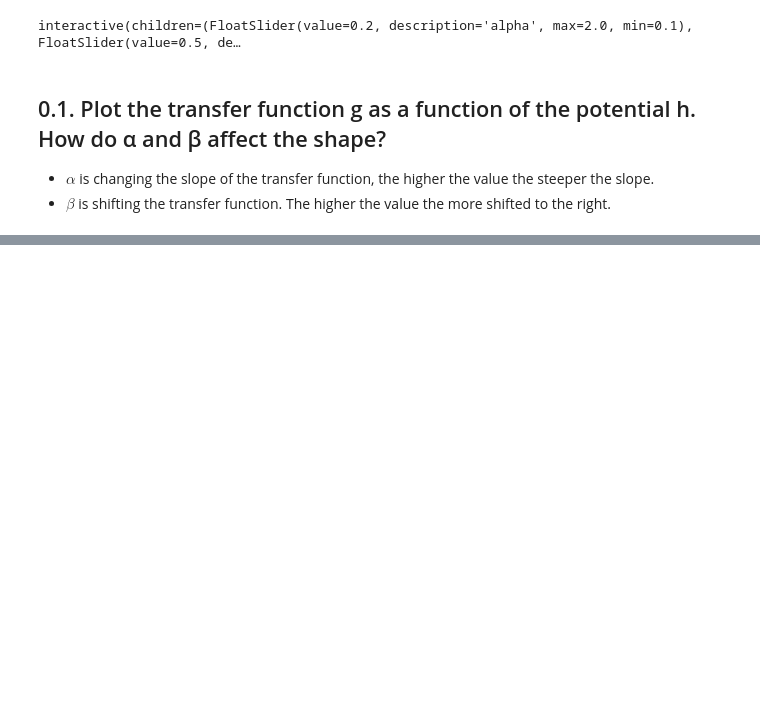
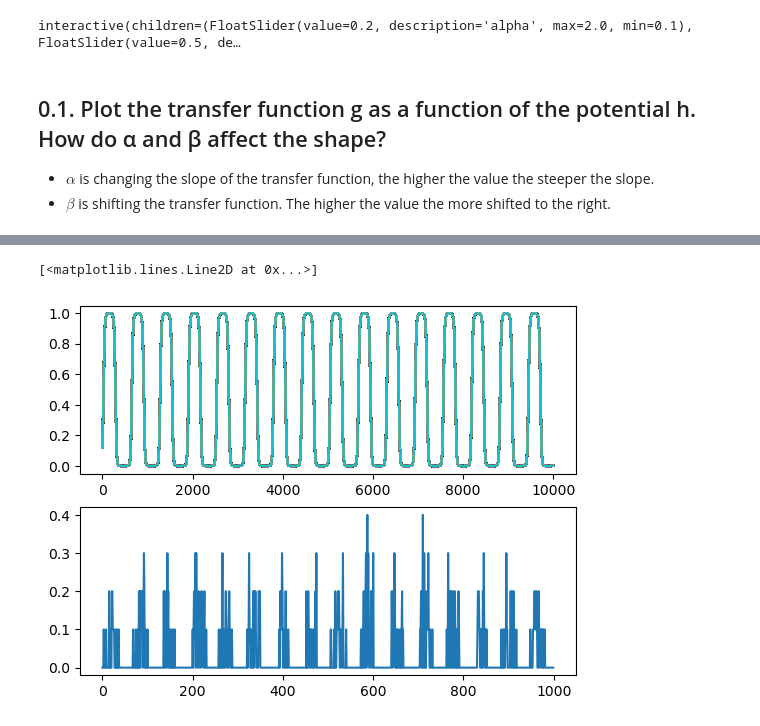
Before and after one commit to nosratullah/path_integration, a Jupyter notebook: attractors.ipynb, the cells around one changed output, grey strips where cells are left out. Cells and saved outputs as stored; diff of their text form; code cells hidden in the pictures; blank space fills up the shorter version.

```diff
--- a/attractors.ipynb
+++ b/attractors.ipynb
@@ -88,0 +104,10 @@ Text(0.5, 1.0, 'Spike raster')
+# %%
+# comparing the theoretical rate with the mean rate of spiking neurons
+theoretical_rate = r0 * transfer(R*I, alpha, beta)
+plt.subplot(211)
+plt.plot(theoretical_rate.T);
+plt.subplot(212)
+plt.plot(mean_rate[0, :])
+# %% [output]
+[<matplotlib.lines.Line2D at 0x...>]
+[figure, added]
```
Also changed, not shown: parts of 8 cells of this notebook.
